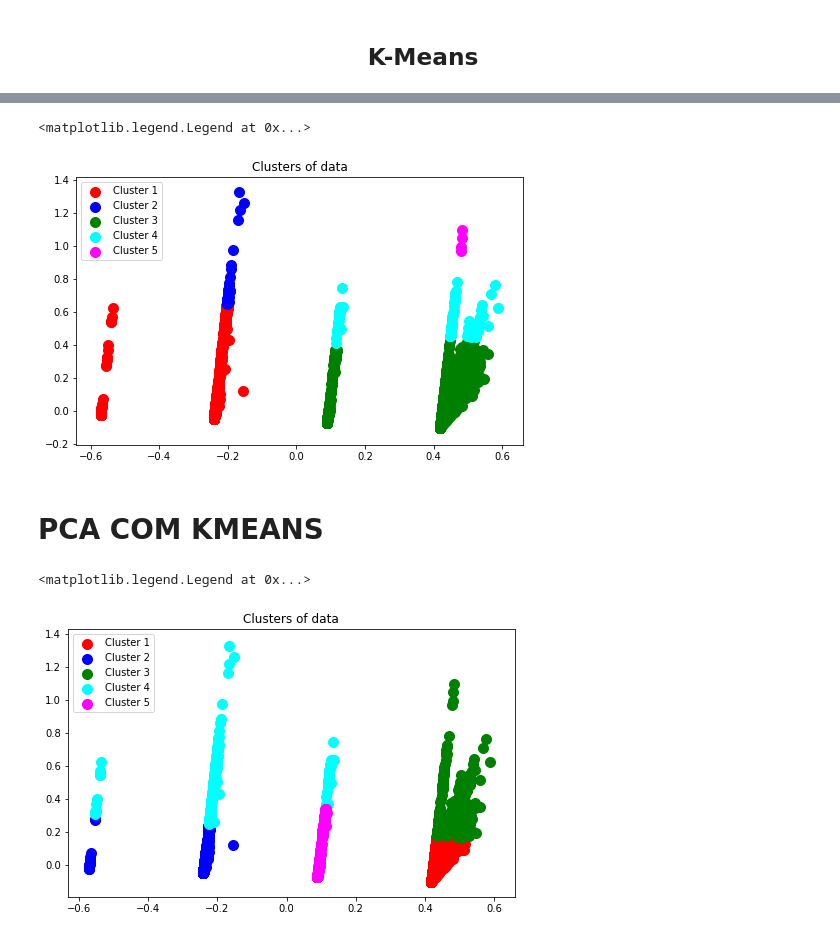
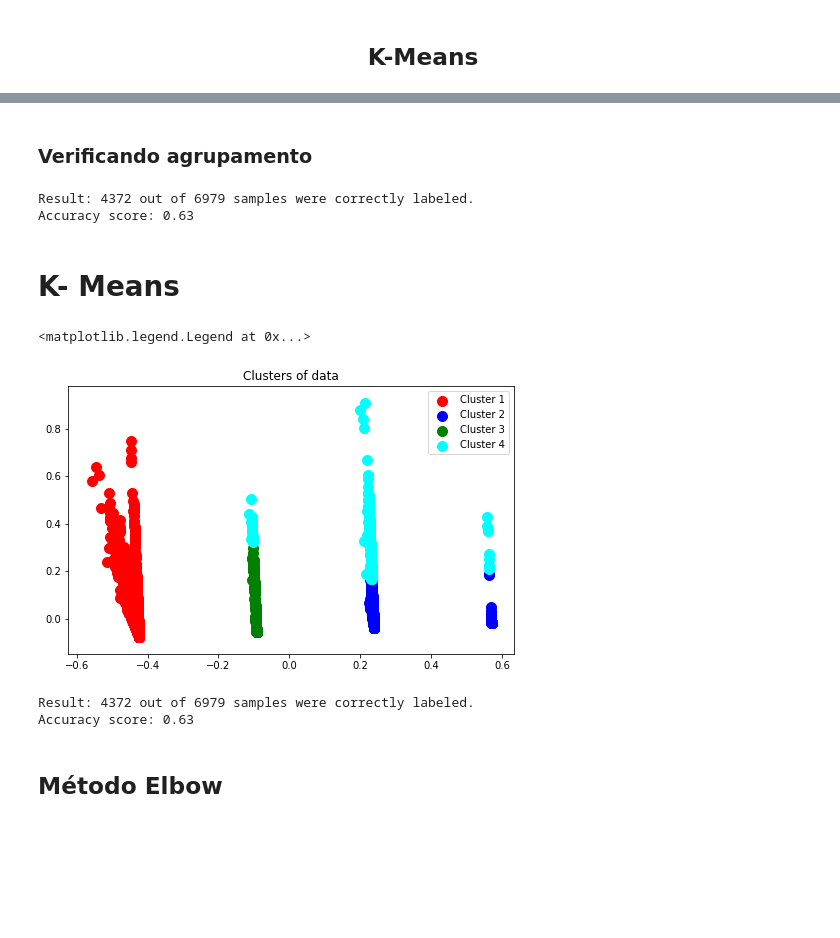
Before and after one commit to thalesmonteiro/Artificial-Intelligence-Test, a Jupyter notebook: Questao3.ipynb, the cells around one changed output, grey strips where cells are left out. Drawn from its saved outputs; the diff is of its cells as text; code cells hidden in the pictures; blank space fills up the shorter version.

```diff
--- a/Questao3.ipynb
+++ b/Questao3.ipynb
@@ -91,0 +98,2 @@ df.drop([498, 480, 6703, 3246], axis = 0 ,inplace = True)
+# %%
+df.drop(df[ver].index, axis = 0, inplace = True)
@@ -92,2 +103,4 @@ df.drop([498, 480, 6703, 3246], axis = 0 ,inplace = True)
+# %%
+df.drop('num_reactions', axis = 1, inplace = True)
 # %%
 df = df.reset_index()
@@ -297 +245,5 @@ x = normalize(x)
+# %%
+saida = df['status_type']
+df = normalize(df)
+x = df
 # %% [markdown]
@@ -527,19 +484,32 @@ y_hc = hc.fit_predict(dfpca)
+# %% [markdown]
+### Verificando agrupamento
+# %%
+# Verificando quantas amostras foram nomeadas corretamente.
+
+correct_labels = sum(saida == y_hc)
+
+print("Result: %d out of %d samples were correctly labeled." % (correct_labels, saida.size))
+print('Accuracy score: {0:0.2f}'. format(correct_labels/float(saida.size)))
+# %% [output]
+Result: 4372 out of 6979 samples were correctly labeled.
+Accuracy score: 0.63
+# %% [markdown]
+#  K- Means
+# %%
+kmeans = KMeans(n_clusters= 4, random_state=0).fit(dfpca)
+y_hc = kmeans.labels_
 # %%
-# Visualising the clusters
+# Visualizando os clusters
 x_size = 8
 y_size = x_size * (8/13)
 plt.figure(figsize=(x_size, y_size))
 
 plt.scatter(dfpca[y_hc == 0,0], dfpca[y_hc == 0,1], s = 100, c = 'red', label = 'Cluster 1')
 plt.scatter(dfpca[y_hc == 1,0], dfpca[y_hc == 1,1], s = 100, c = 'blue', label = 'Cluster 2')
 plt.scatter(dfpca[y_hc == 2,0], dfpca[y_hc == 2,1], s = 100, c = 'green', label = 'Cluster 3')
 plt.scatter(dfpca[y_hc == 3,0], dfpca[y_hc == 3,1], s = 100, c = 'cyan', label = 'Cluster 4')
-plt.scatter(dfpca[y_hc == 4,0], dfpca[y_hc == 4,1], s = 100, c = 'magenta', label = 'Cluster 5')
 plt.title('Clusters of data')
-
 plt.legend()
 # %% [output]
 <matplotlib.legend.Legend at 0x...>
-[figure, old version]
+[figure, new version]
-# %% [markdown]
-# PCA COM KMEANS
@@ -549,16 +516,13 @@ y_hc = kmeans.labels_
-# %%
-# Visualising the clusters
-x_size = 8
-y_size = x_size * (8/13)
-plt.figure(figsize=(x_size, y_size))
-
-plt.scatter(dfpca[y_hc == 0,0], dfpca[y_hc == 0,1], s = 100, c = 'red', label = 'Cluster 1')
-plt.scatter(dfpca[y_hc == 1,0], dfpca[y_hc == 1,1], s = 100, c = 'blue', label = 'Cluster 2')
-plt.scatter(dfpca[y_hc == 2,0], dfpca[y_hc == 2,1], s = 100, c = 'green', label = 'Cluster 3')
-plt.scatter(dfpca[y_hc == 3,0], dfpca[y_hc == 3,1], s = 100, c = 'cyan', label = 'Cluster 4')
-plt.scatter(dfpca[y_hc == 4,0], dfpca[y_hc == 4,1], s = 100, c = 'magenta', label = 'Cluster 5')
-plt.title('Clusters of data')
-plt.legend()
-# %% [output]
-<matplotlib.legend.Legend at 0x...>
-[figure, removed]
+# %%
+labels = kmeans.labels_
+
+# check how many of the samples were correctly labeled
+correct_labels = sum(saida == labels)
+
+print("Result: %d out of %d samples were correctly labeled." % (correct_labels, saida.size))
+print('Accuracy score: {0:0.2f}'. format(correct_labels/float(saida.size)))
+# %% [output]
+Result: 4372 out of 6979 samples were correctly labeled.
+Accuracy score: 0.63
+# %% [markdown]
+## Método Elbow
```
Also changed, not shown: parts of 80 cells of this notebook.
